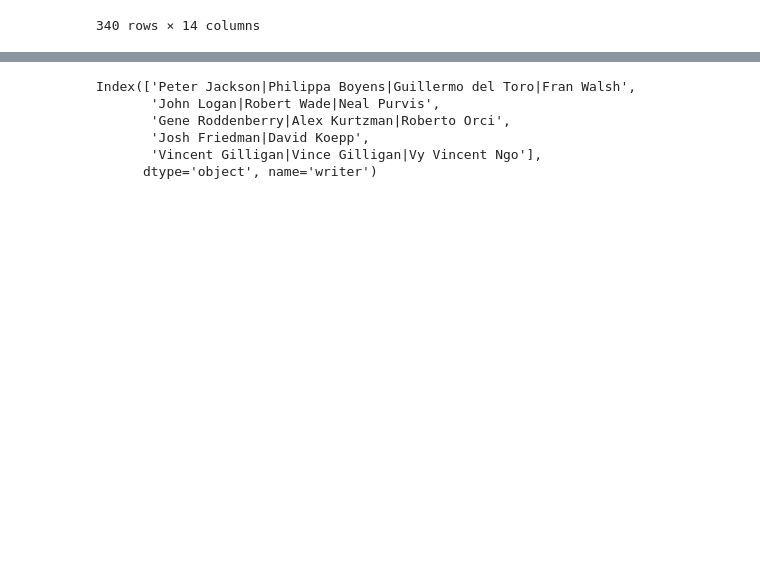
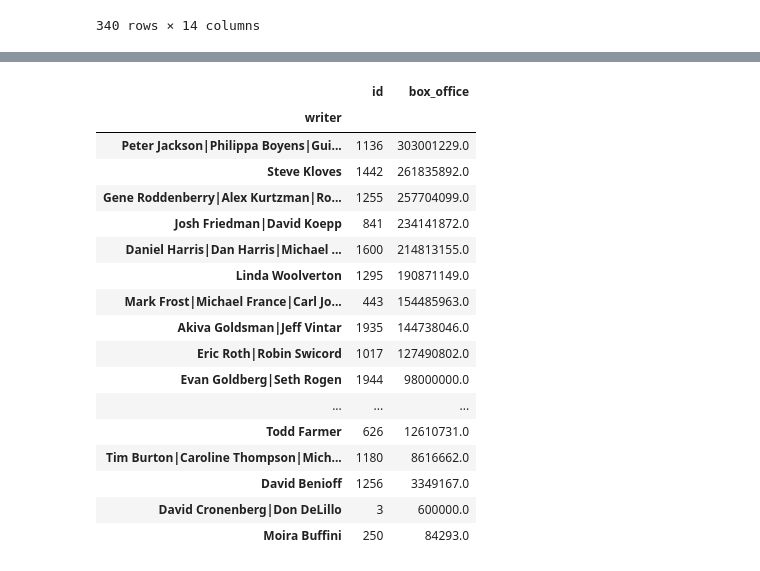
Before and after one commit to learn-co-curriculum/dsc-phase-1-project, a Jupyter notebook: RT Directors and Writers.ipynb, the cells around one changed output, grey strips where cells are left out. Drawn from its saved outputs; the diff is of its cells as text; code cells hidden in the pictures; blank space fills up the shorter version.

```diff
--- a/RT Directors and Writers.ipynb
+++ b/RT Directors and Writers.ipynb
@@ -112,12 +63,24 @@ def writer_genre_dataframe(genre):
     df = rt_movie_details_df[rt_movie_details_df.apply(lambda x: genre in x['genre_list'], axis=1)]
     genre_df = df.groupby('writer').mean().sort_values(by='box_office', ascending=False)
     return genre_df
-# %%
-writer_genre_dataframe('Action and Adventure')
-# %% [output]
-Index(['Peter Jackson|Philippa Boyens|Guillermo del Toro|Fran Walsh',
-       'John Logan|Robert Wade|Neal Purvis',
-       'Gene Roddenberry|Alex Kurtzman|Roberto Orci',
-       'Josh Friedman|David Koepp',
-       'Vincent Gilligan|Vince Gilligan|Vy Vincent Ngo'],
-      dtype='object', name='writer')
+# %%
+writer_genre_dataframe('Science Fiction and Fantasy')
+# %% [output]
+|  | id | box_office |
+| writer |  |  |
+| Peter Jackson|Philippa Boyens|Gui... | 1136 | 303001229.0 |
+| Steve Kloves | 1442 | 261835892.0 |
+| Gene Roddenberry|Alex Kurtzman|Ro... | 1255 | 257704099.0 |
+| Josh Friedman|David Koepp | 841 | 234141872.0 |
+| Daniel Harris|Dan Harris|Michael ... | 1600 | 214813155.0 |
+| Linda Woolverton | 1295 | 190871149.0 |
+| Mark Frost|Michael France|Carl Jo... | 443 | 154485963.0 |
+| Akiva Goldsman|Jeff Vintar | 1935 | 144738046.0 |
+| Eric Roth|Robin Swicord | 1017 | 127490802.0 |
+| Evan Goldberg|Seth Rogen | 1944 | 98000000.0 |
+| ... | ... | ... |
+| Todd Farmer | 626 | 12610731.0 |
+| Tim Burton|Caroline Thompson|Mich... | 1180 | 8616662.0 |
+| David Benioff | 1256 | 3349167.0 |
+| David Cronenberg|Don DeLillo | 3 | 600000.0 |
+| Moira Buffini | 250 | 84293.0 |
```
Also changed, not shown: parts of 9 cells of this notebook, 1 other file.
